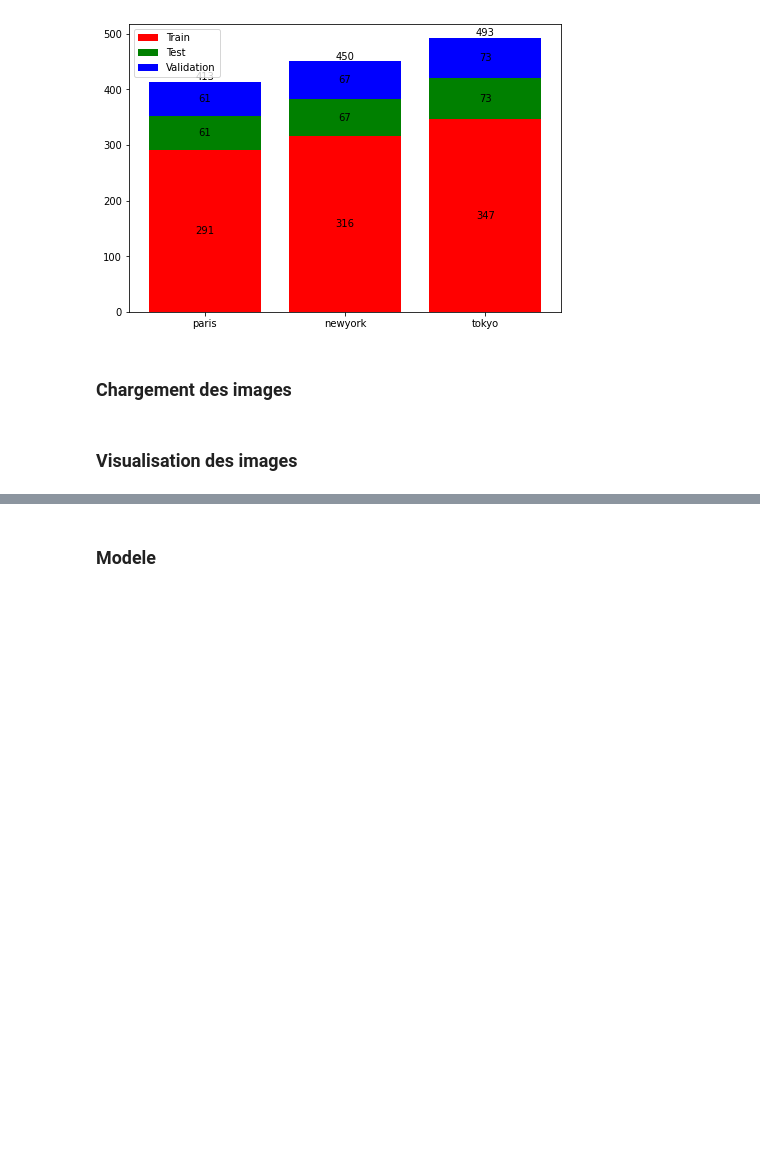
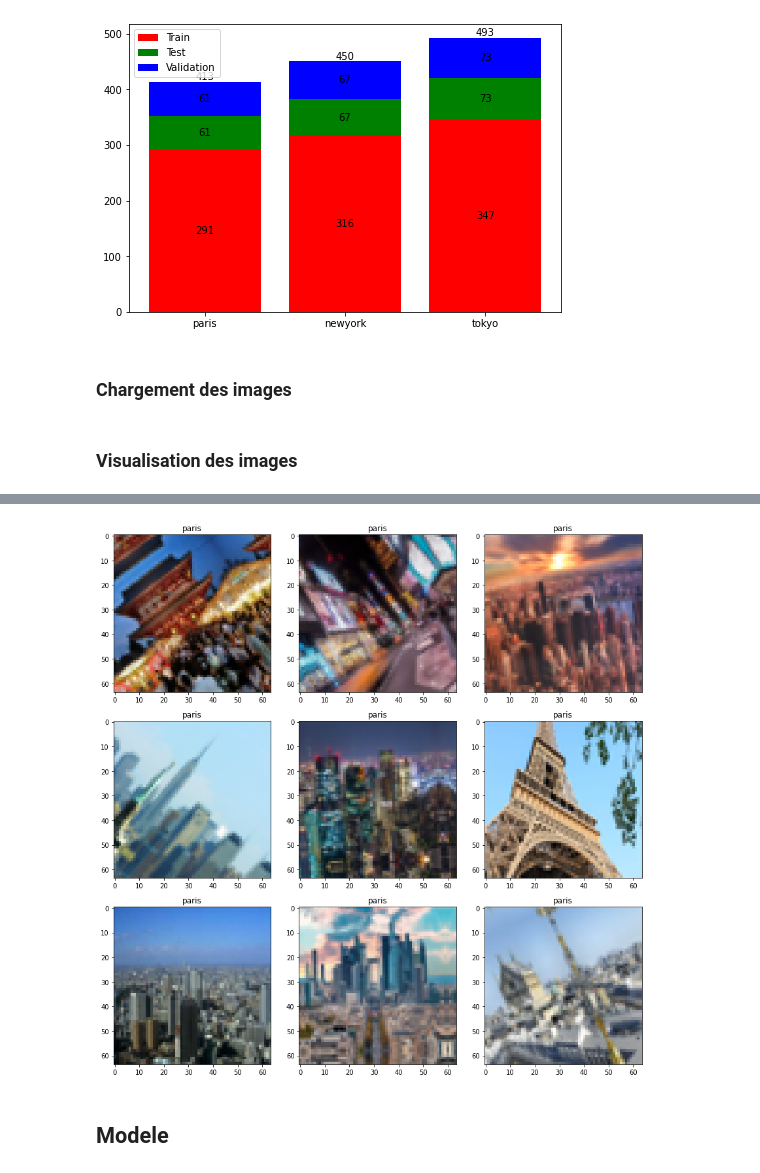
Before and after one commit to TCD32/Projet-CapitalsLearning, a Jupyter notebook: src/CapitalsLearning.ipynb, the cells around one changed output, grey strips where cells are left out. Cells and saved outputs as stored; diff of their text form; code cells hidden in the pictures; blank space fills up the shorter version.

```diff
--- a/src/CapitalsLearning.ipynb
+++ b/src/CapitalsLearning.ipynb
@@ -68,2 +74,15 @@ plt.show()
+# %%
+AUGMENTATIONS_TRAIN = Compose([
+    ShiftScaleRotate(p=0.5),
+    RandomContrast(limit=0.2, p=0.5),
+    RandomGamma(gamma_limit=(80, 120), p=0.5)
+])
+# %%
+train_gen = LSPDSequence(x_train, y_train, BATCH_SIZE, augmentations=AUGMENTATIONS_TRAIN)
+
+batch_x, batch_y = train_gen.__getitem__(0)
+visualize_random_images(batch_x, batch_y, CLASSES)
+# %% [output]
+[figure, added]
 # %% [markdown]
-### Modele
+## Modele
```
Also changed, not shown: parts of 16 cells of this notebook, 2 other files.
